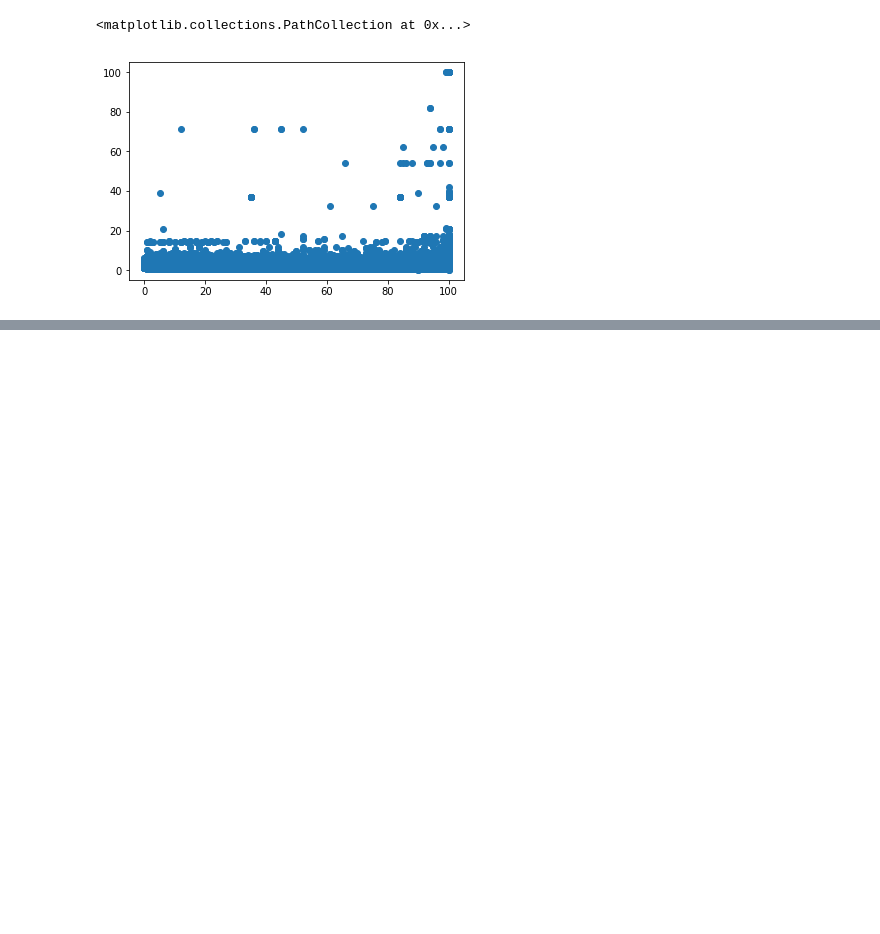
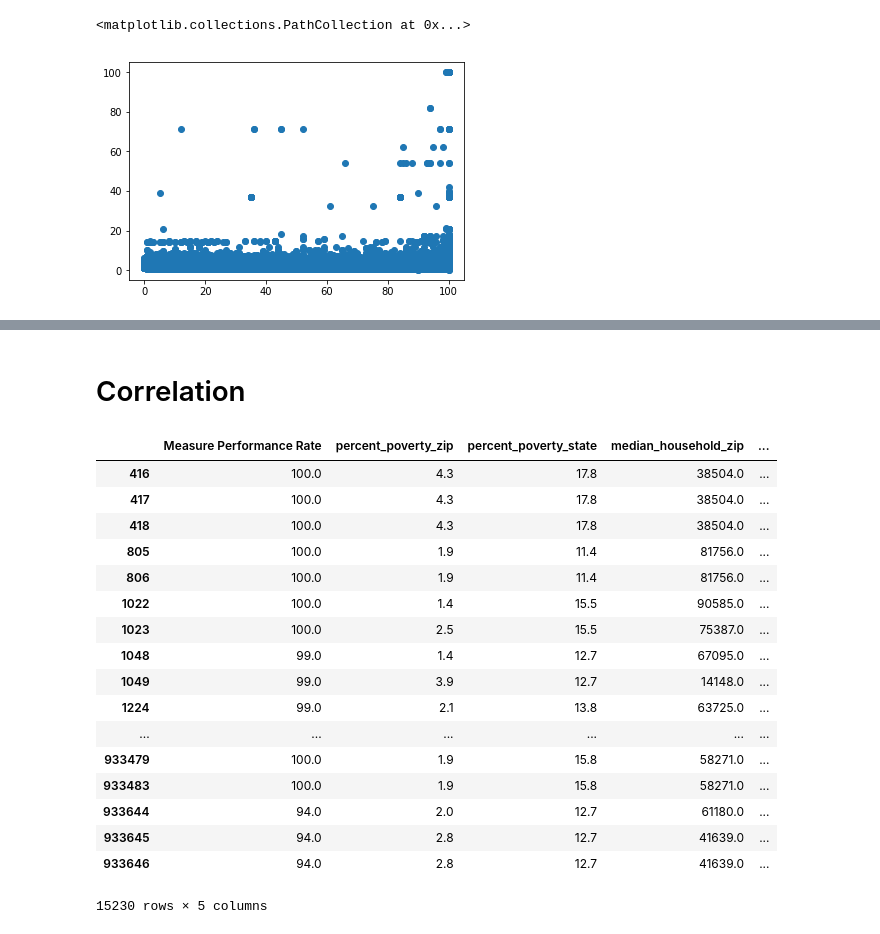
Before and after one commit to DrPancakesMD/Healthcare-Informatics-Final-Project, a Jupyter notebook: Health_Project_Data_EDA-checkpoint.ipynb, the cells around one changed output, grey strips where cells are left out. Drawn from its saved outputs; the diff is of its cells as text; code cells hidden in the pictures; blank space fills up the shorter version.

```diff
--- a/Health_Project_Data_EDA-checkpoint.ipynb
+++ b/Health_Project_Data_EDA-checkpoint.ipynb
@@ -539,0 +689,28 @@ plt.scatter(x = pc['Measure Performance Rate'], y = pc['percent_poverty_zip'])
+# %% [markdown]
+# Correlation
+# %%
+#list(pc)
+
+pc_corr = pc[['Measure Performance Rate', 'percent_poverty_zip', 'percent_poverty_state',
+             'median_household_zip', 'median_household_state']]
+
+pc_corr
+# %% [output]
+|  | Measure Performance Rate | percent_poverty_zip | percent_poverty_state | median_household_zip | ... |
+| 416 | 100.0 | 4.3 | 17.8 | 38504.0 | ... |
+| 417 | 100.0 | 4.3 | 17.8 | 38504.0 | ... |
+| 418 | 100.0 | 4.3 | 17.8 | 38504.0 | ... |
+| 805 | 100.0 | 1.9 | 11.4 | 81756.0 | ... |
+| 806 | 100.0 | 1.9 | 11.4 | 81756.0 | ... |
+| 1022 | 100.0 | 1.4 | 15.5 | 90585.0 | ... |
+| 1023 | 100.0 | 2.5 | 15.5 | 75387.0 | ... |
+| 1048 | 99.0 | 1.4 | 12.7 | 67095.0 | ... |
+| 1049 | 99.0 | 3.9 | 12.7 | 14148.0 | ... |
+| 1224 | 99.0 | 2.1 | 13.8 | 63725.0 | ... |
+| ... | ... | ... | ... | ... | ... |
+| 933479 | 100.0 | 1.9 | 15.8 | 58271.0 | ... |
+| 933483 | 100.0 | 1.9 | 15.8 | 58271.0 | ... |
+| 933644 | 94.0 | 2.0 | 12.7 | 61180.0 | ... |
+| 933645 | 94.0 | 2.8 | 12.7 | 41639.0 | ... |
+| 933646 | 94.0 | 2.8 | 12.7 | 41639.0 | ... |
+15230 rows × 5 columns
```
Also changed, not shown: parts of 12 cells of this notebook.
